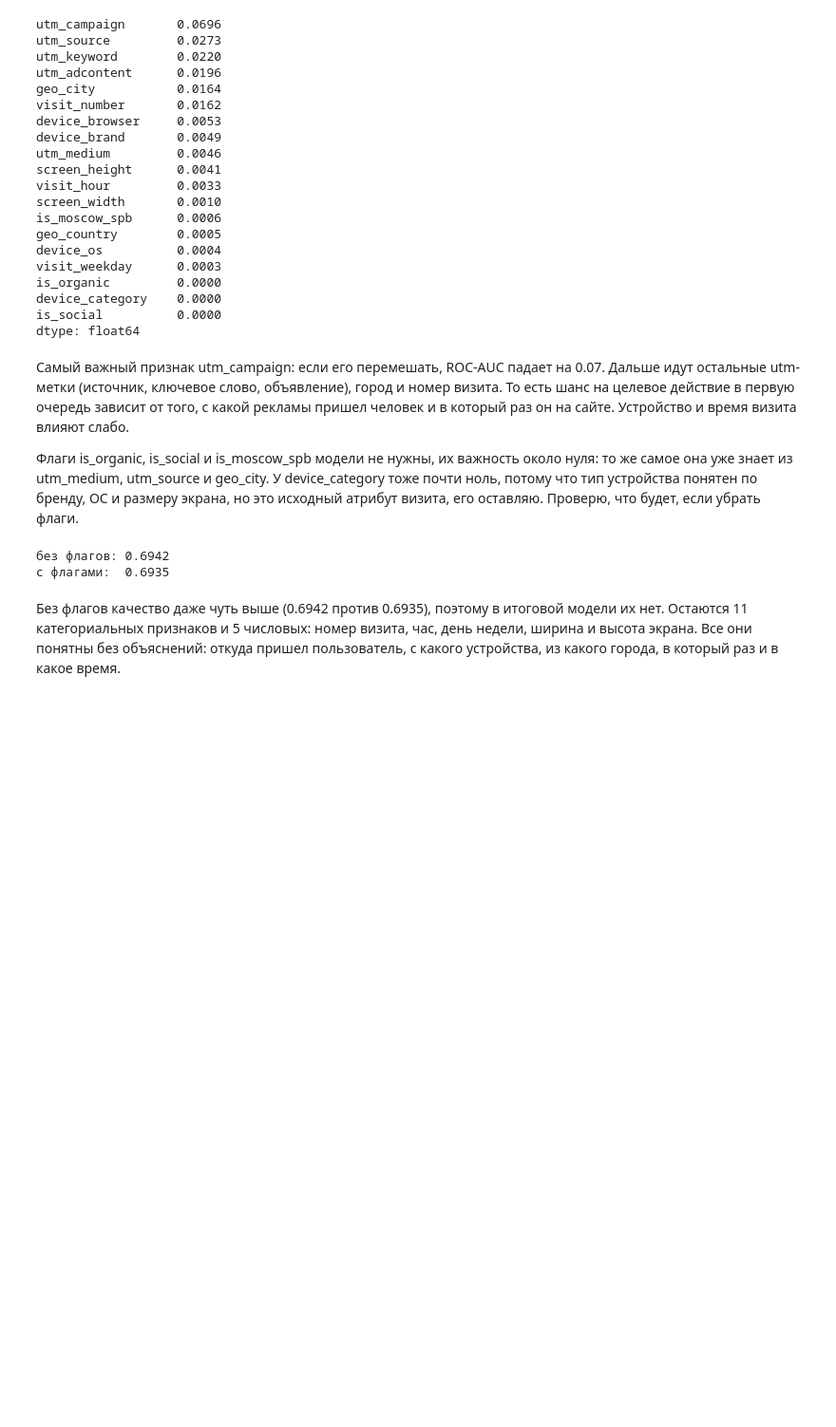
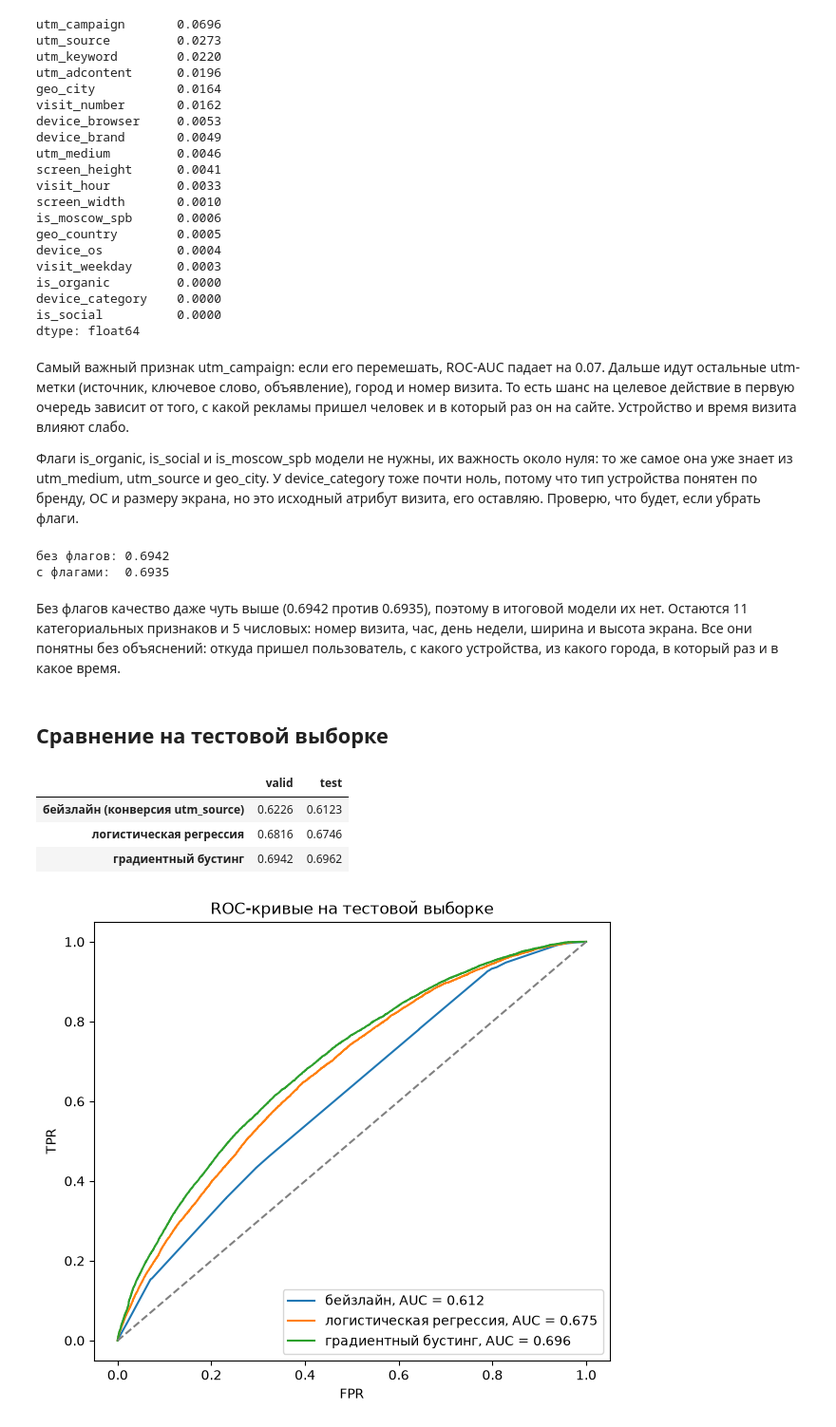
Before and after one commit to Alikonchik-Kaedahara/sber_auto_subscription, a Jupyter notebook: 02_model.ipynb, the cells around one changed output. Shown at 95% size. Saved outputs shown, nothing was run; the diff lists cells and outputs as text; code cells hidden in the pictures; blank space fills up the shorter version.

Commit message:
results on test, threshold

```diff
--- a/02_model.ipynb
+++ b/02_model.ipynb
@@ -368,3 +368,30 @@ print('с флагами: ', round(auc_full, 4))
 с флагами:  0.6935
 # %% [markdown]
 Без флагов качество даже чуть выше (0.6942 против 0.6935), поэтому в итоговой модели их нет. Остаются 11 категориальных признаков и 5 числовых: номер визита, час, день недели, ширина и высота экрана. Все они понятны без объяснений: откуда пришел пользователь, с какого устройства, из какого города, в который раз и в какое время.
+# %% [markdown]
+## Сравнение на тестовой выборке
+# %%
+results['градиентный бустинг'] = {
+    'valid': roc_auc_score(y_valid, model.predict_proba(X_valid[FINAL_FEATURES])[:, 1]),
+    'test': roc_auc_score(y_test, model.predict_proba(X_test[FINAL_FEATURES])[:, 1])}
+pd.DataFrame(results).T.round(4)
+# %% [output]
+|  | valid | test |
+| бейзлайн (конверсия utm_source) | 0.6226 | 0.6123 |
+| логистическая регрессия | 0.6816 | 0.6746 |
+| градиентный бустинг | 0.6942 | 0.6962 |
+# %%
+plt.figure(figsize=(7, 6))
+for name, proba in [('бейзлайн', baseline_proba(X_test)),
+                    ('логистическая регрессия', logreg.predict_proba(X_test)[:, 1]),
+                    ('градиентный бустинг', model.predict_proba(X_test[FINAL_FEATURES])[:, 1])]:
+    fpr, tpr, _ = roc_curve(y_test, proba)
+    plt.plot(fpr, tpr, label=f'{name}, AUC = {roc_auc_score(y_test, proba):.3f}')
+plt.plot([0, 1], [0, 1], color='grey', linestyle='--')
+plt.xlabel('FPR')
+plt.ylabel('TPR')
+plt.title('ROC-кривые на тестовой выборке')
+plt.legend()
+plt.show()
+# %% [output]
+[figure, added]
```
Also changed, not shown: parts of 8 cells of this notebook.
